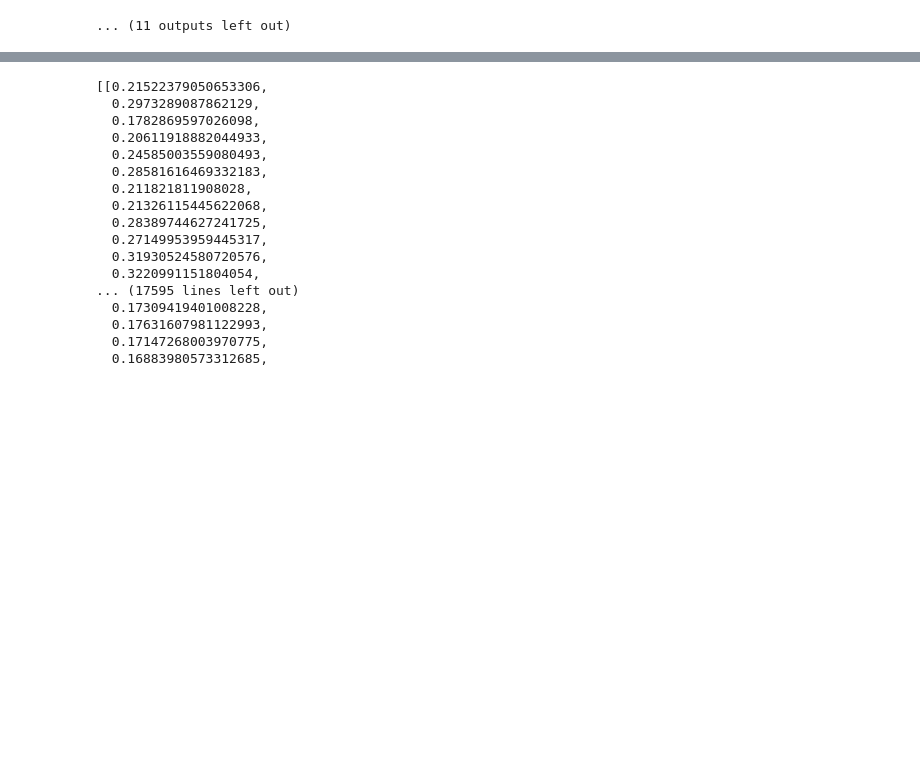
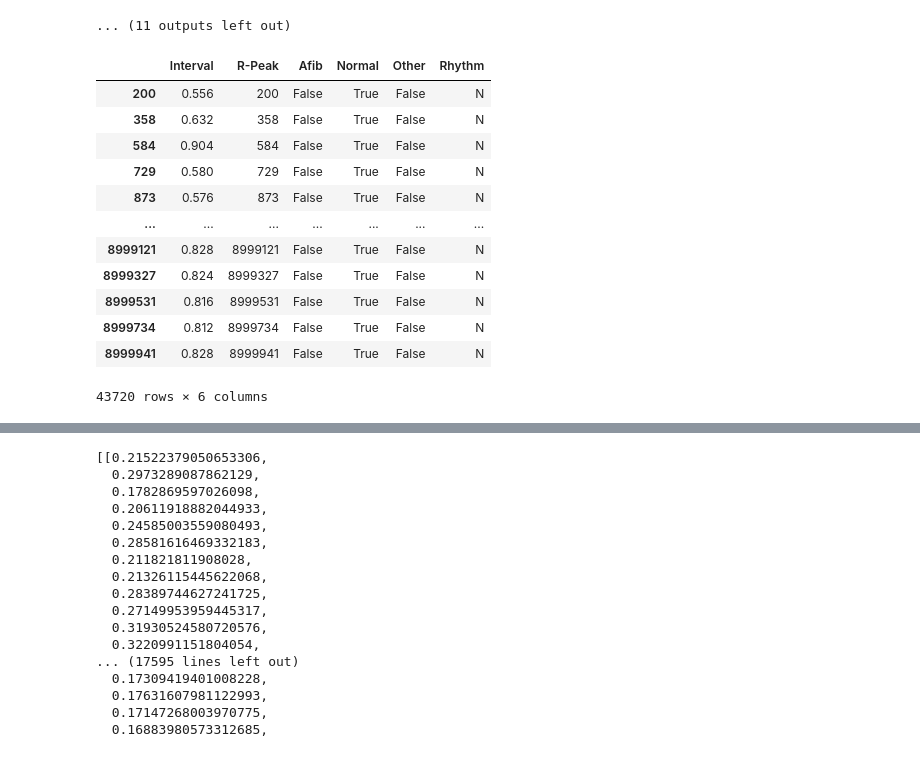
Before and after one commit to NNLUliskey/svsm_ml_2022, a Jupyter notebook: Volatility.ipynb, the cells around one changed output, grey strips where cells are left out. Cells and saved outputs as stored; diff of their text form; code cells hidden in the pictures; blank space fills up the shorter version.

```diff
--- a/Volatility.ipynb
+++ b/Volatility.ipynb
@@ -301,6 +301,22 @@ for integer in tqdm(range(0, 23)):
     axs.hist([normal_list, other_list, afib_list], stacked = True, color=colors, label = labels)
     fig.legend(loc='upper right')
     #axs.set_facecolor('limegreen')
+# %%
+subject_list[0]
+# %% [output]
+|  | Interval | R-Peak | Afib | Normal | Other | Rhythm |
+| 200 | 0.556 | 200 | False | True | False | N |
+| 358 | 0.632 | 358 | False | True | False | N |
+| 584 | 0.904 | 584 | False | True | False | N |
+| 729 | 0.580 | 729 | False | True | False | N |
+| 873 | 0.576 | 873 | False | True | False | N |
+| ... | ... | ... | ... | ... | ... | ... |
+| 8999121 | 0.828 | 8999121 | False | True | False | N |
+| 8999327 | 0.824 | 8999327 | False | True | False | N |
+| 8999531 | 0.816 | 8999531 | False | True | False | N |
+| 8999734 | 0.812 | 8999734 | False | True | False | N |
+| 8999941 | 0.828 | 8999941 | False | True | False | N |
+43720 rows × 6 columns
 # %%
 def subset_subject(subjdf, interval_length = 25):
     interval_list = []
```
Also changed, not shown: parts of 5 cells of this notebook.
